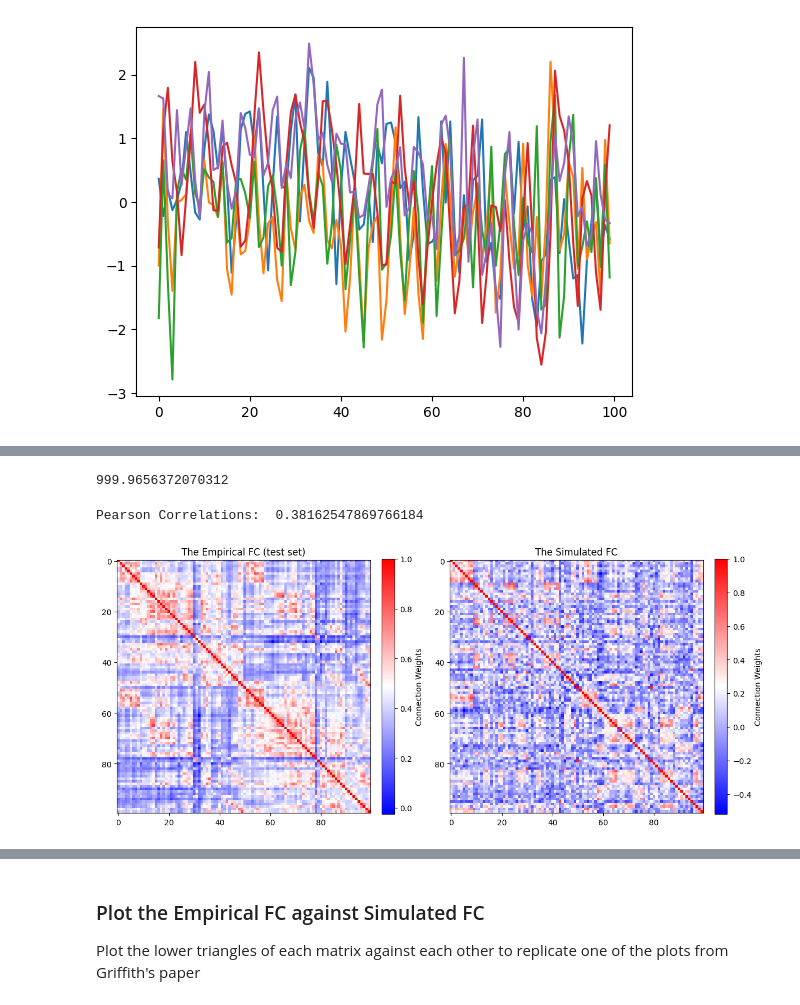
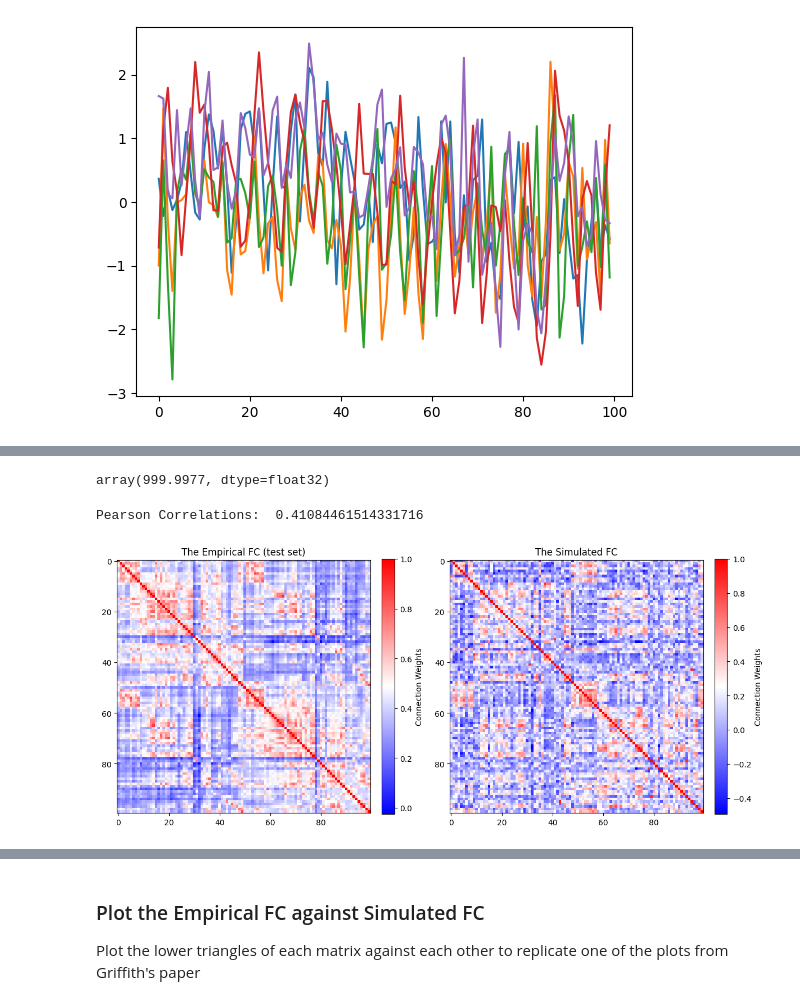
Before and after one commit to dChakr/ad_modelling_fyp, a Jupyter notebook: whole_brain_models/fit_healthy_rww.ipynb, the cells around one changed output, grey strips where cells are left out. Saved outputs shown, nothing was run; the diff lists cells and outputs as text; code cells hidden in the pictures.

```diff
--- a/whole_brain_models/fit_healthy_rww.ipynb
+++ b/whole_brain_models/fit_healthy_rww.ipynb
@@ -176,38 +160,32 @@ plt.show
-# %%
-min(g_arr)
-# %% [output]
-999.9656372070312
+# %%
+ F.trainingStats.fit_params['g'][-1]
+# %% [output]
+array(999.9977, dtype=float32)
 # %%
 # Model Evaluation (with 20 window for warmup)
 # ---------------------------------------------------
-# old_sim = 0
-
-# while old_sim < 0.48:
-
 # Simulate the functional connectivity:
 ts_sim, fc_sim = F.simulate(u =0, num_windows=int(ts_length/TPperWindow), base_window_num=20)
 
 # average the evaluation scores across empirical data
 fc_cor = F.evaluate(empFcs=[fc_emp_test], fc_sims=[fc_sim])
-
-old_sim = fc_cor
 
 # -----------------------------------------------------------
 # Plot the simulated FC + BOLD time series:
 
 # Plot the FC and the test FC
 fig, ax = plt.subplots(1, 2, figsize=(14, 6))
 im0 = ax[0].imshow(fc_emp_test, cmap='bwr')
 ax[0].set_title('The Empirical FC (test set)')
 fig.colorbar(im0, ax=ax[0], fraction=0.046, pad=0.04, label='Connection Weights')
 
 im1 = ax[1].imshow(fc_sim, cmap='bwr')
 ax[1].set_title('The Simulated FC')
 fig.colorbar(im1, ax=ax[1], fraction=0.046, pad=0.04, label='Connection Weights')
 plt.show()
 # %% [output]
-Pearson Correlations:  0.38162547869766184
+Pearson Correlations:  0.41084461514331716
-[figure, old version]
+[figure, new version]
 # %%
 # Plot E I and simulated BOLD - separate lines for regions
 emp_bold = test_data[1][:180].T
```
Also changed, not shown: parts of 9 cells of this notebook, 22 other files.
